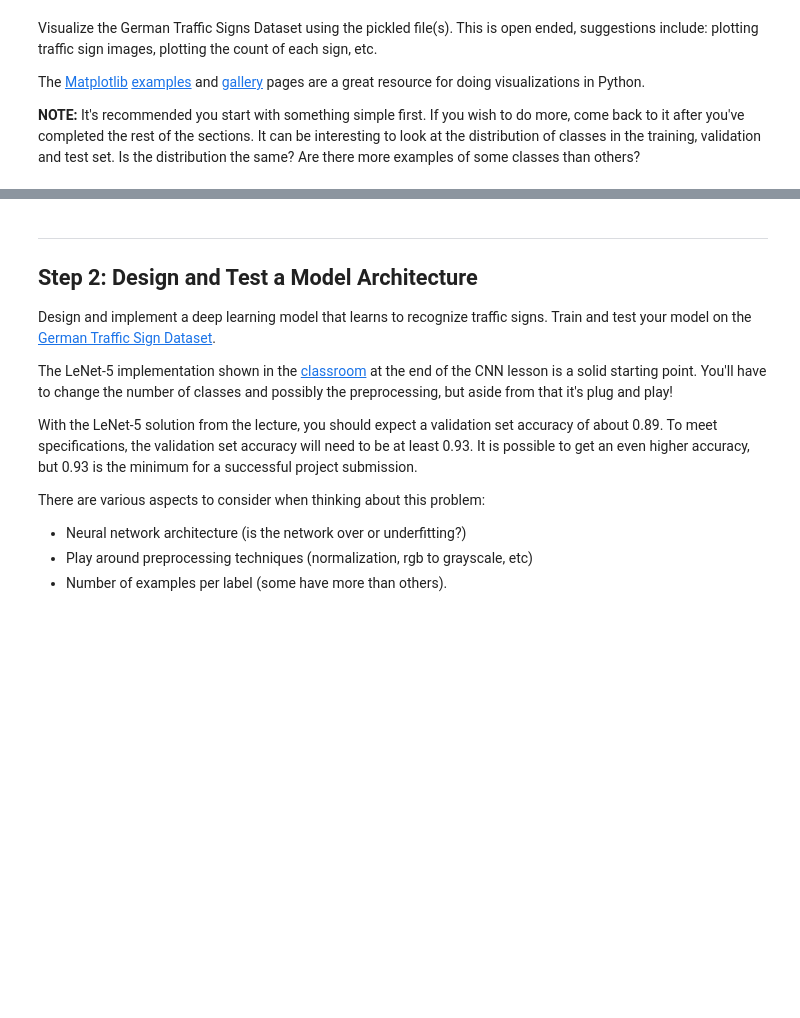
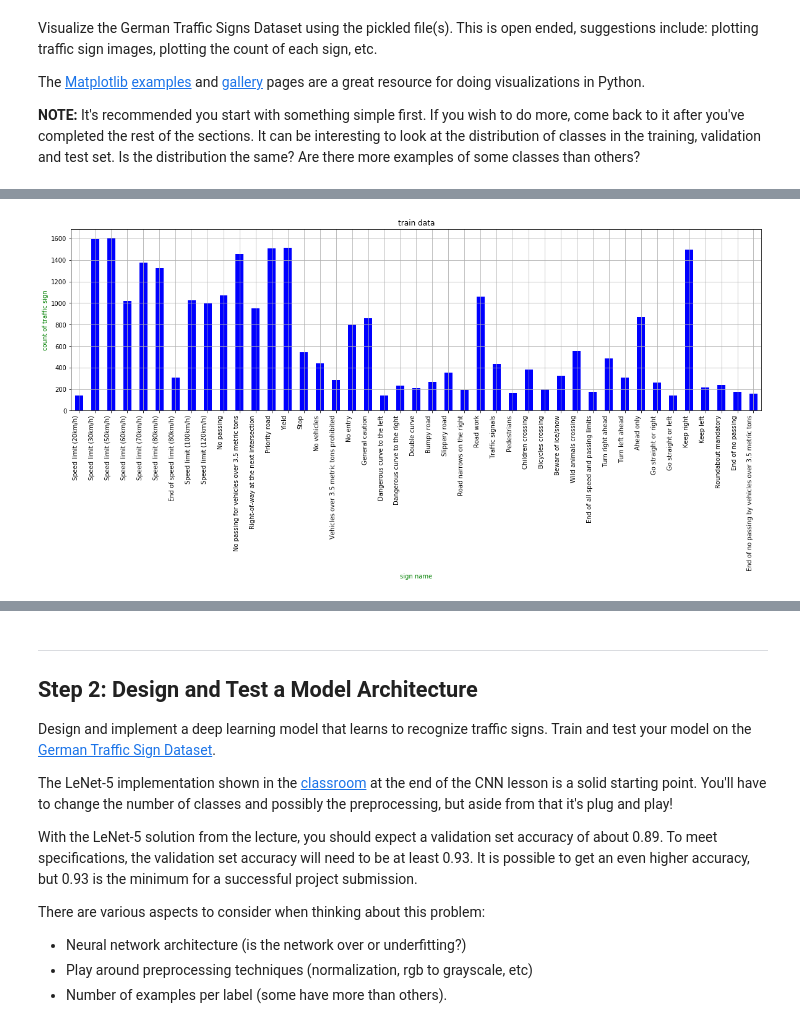
Before and after one commit to DPontes/CarND-Proj2, a Jupyter notebook: Traffic_Sign_Classifier.ipynb, the cells around one changed output, grey strips where cells are left out. Cells and saved outputs as stored; diff of their text form; code cells hidden in the pictures; blank space fills up the shorter version.

Commit message:
Updated Data visualization

```diff
--- a/Traffic_Sign_Classifier.ipynb
+++ b/Traffic_Sign_Classifier.ipynb
@@ -138,0 +139,96 @@ The shape of the image is: (32, 32, 3)
+# %%
+from collections import Counter
+import pandas as pd
+import pylab
+%matplotlib inline
+
+signnameListInCsv = pd.read_csv('signnames.csv', index_col=0)
+signNameList = signnameListInCsv["SignName"].values.tolist()
+
+trainCountDict = Counter(y_train)
+trainCountList = [0]*n_classes
+trainSignNumAndCountList = zip(trainCountDict.keys(), trainCountDict.values())
+for numAndCount in trainSignNumAndCountList:
+    trainCountList[numAndCount[0]] = numAndCount[1]
+
+xdata = range(1, n_classes+1)
+
+#splitxdata = [x.split('-',1) for x in xvaluenames]
+#figure = pylab.figure(figsize=(8*n_classes, 100))
+figure1 = pylab.figure()
+figure1.set_size_inches(8,6)
+figure1.set_figwidth(20)
+ax1 = figure1.add_subplot(1,1,1)
+barwidth = .5
+pylab.grid(True)
+if xdata and trainCountList:
+    ax1.bar(xdata, trainCountList, width=barwidth,align='center',color='blue')
+    ax1.set_xlabel('sign name',color='green')
+    ax1.set_ylabel('count of traffic sign',color='green')
+    ax1.set_xticks(xdata)
+    ax1.set_xlim([min(xdata) - 0.5, max(xdata) + 0.5])
+    ax1.set_xticklabels(signNameList)
+    #ax.set_yticks(range(0,max_yvalue+ystep,ystep))
+    #ax.set_ylim(0,max(ydata)+ystep)
+figure1.autofmt_xdate(rotation=90)
+#figure.savefig('mybarplot',format="png")
+#print ('figure size2=',figure.get_size_inches())
+plt.title("train data")
+#pylab.show()
+pylab.savefig("traindata.png", dpi=200, bbox_inches='tight')
+
+validationCountDict = Counter(y_valid)
+validationCountList = [0]*n_classes
+validationSignNumAndCountList = zip(validationCountDict.keys(), validationCountDict.values())
+for numAndCount in validationSignNumAndCountList:
+    validationCountList[numAndCount[0]] = numAndCount[1]
+
+figure2 = pylab.figure()
+figure2.set_size_inches(8,6)
+figure2.set_figwidth(20)
+ax2 = figure2.add_subplot(1,1,1)
+
+if xdata and validationCountList:
+    ax2.bar(xdata, validationCountList, width=barwidth,align='center',color='blue')
+    ax2.set_xlabel('sign name',color='green')
+    ax2.set_ylabel('count of traffic sign',color='green')
+    ax2.set_xticks(xdata)
+    ax2.set_xlim([min(xdata) - 0.5, max(xdata) + 0.5])
+    ax2.set_xticklabels(signNameList)
+
+figure2.autofmt_xdate(rotation=90)
+#figure.savefig('mybarplot',format="png")
+#print ('figure size2=',figure.get_size_inches())
+plt.title("validation data")
+pylab.grid(True)
+#pylab.show()
+pylab.savefig("validationdata.png", dpi=100, bbox_inches='tight')
+
+testCountDict = Counter(y_test)
+testCountList = [0]*n_classes
+testSignNumAndCountList = zip(testCountDict.keys(), testCountDict.values())
+for numAndCount in testSignNumAndCountList:
+    testCountList[numAndCount[0]] = numAndCount[1]
+
+figure3 = pylab.figure()
+figure3.set_size_inches(8,6)
+figure3.set_figwidth(20)
+ax3 = figure3.add_subplot(1,1,1)
+
+if xdata and testCountList:
+    ax3.bar(xdata, testCountList, width=barwidth,align='center',color='blue')
+    ax3.set_xlabel('sign name',color='green')
+    ax3.set_ylabel('count of traffic sign',color='green')
+    ax3.set_xticks(xdata)
+    ax3.set_xlim([min(xdata) - 0.5, max(xdata) + 0.5])
+    ax3.set_xticklabels(signNameList)
+
+figure3.autofmt_xdate(rotation=90)
+#figure.savefig('mybarplot',format="png")
+#print ('figure size2=',figure.get_size_inches())
+plt.title("test data")
+pylab.grid(True)
+#pylab.show()
+pylab.savefig("testdata.png", dpi=100, bbox_inches='tight')
+# %% [output]
+[figure, added]
```
Also changed, not shown: parts of 2 cells of this notebook.
